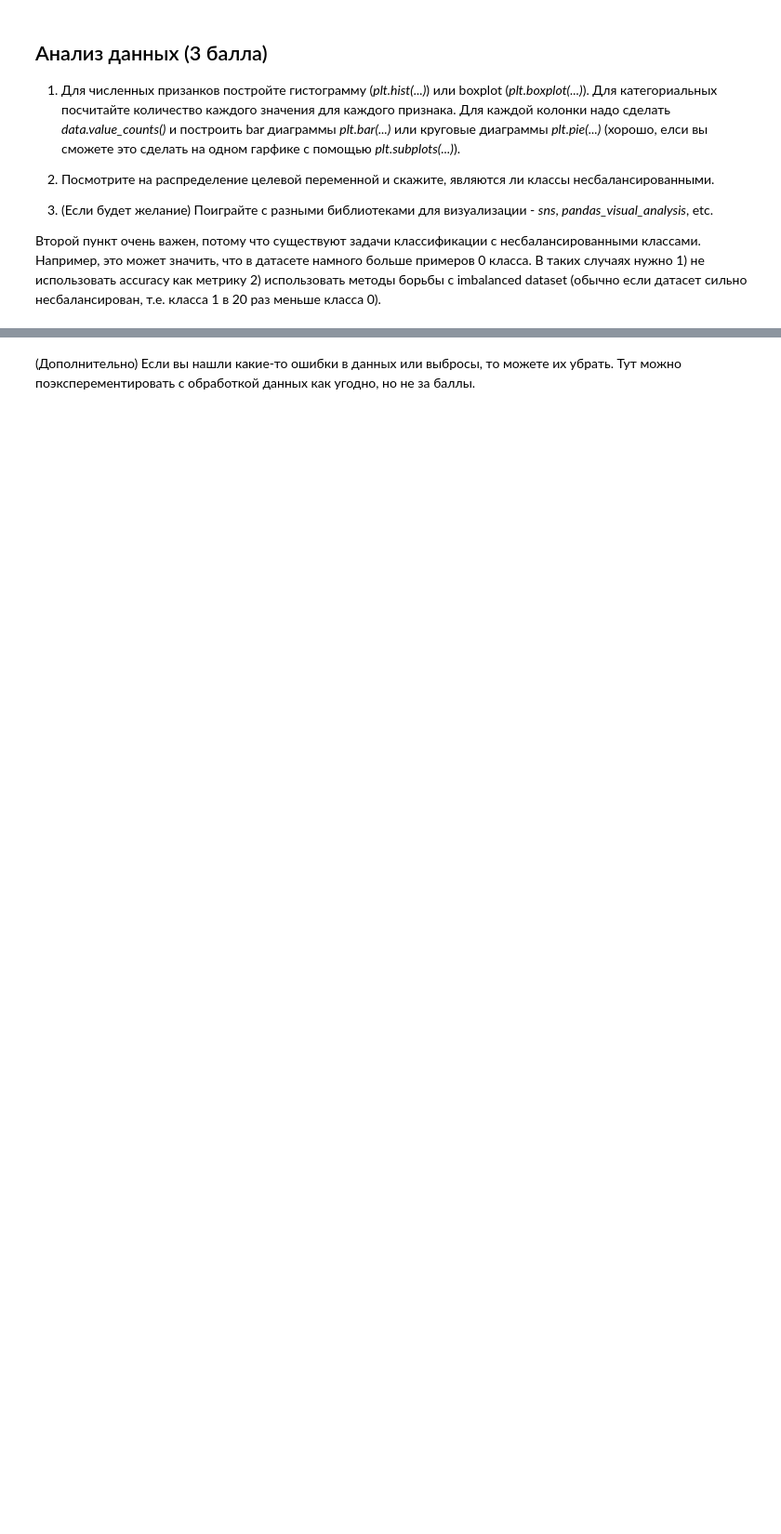
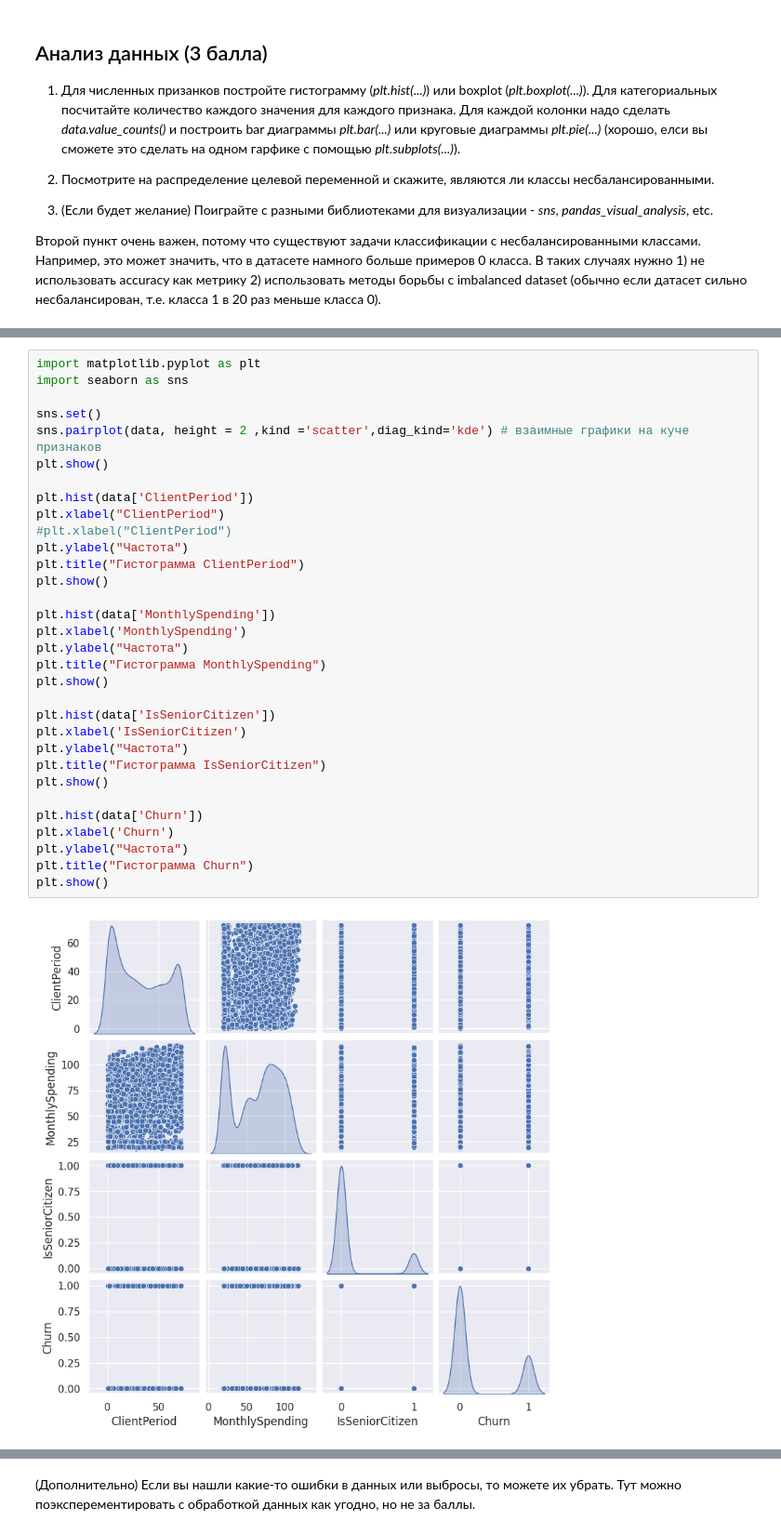
Before and after one commit to Tatyana495/backend_test_homework, a Jupyter notebook: week_03_composition_model_selection/Homework/hw_3_kaggle.ipynb, the cells around one changed output, grey strips where cells are left out. Shown at 93% size. Cells and saved outputs as stored; diff of their text form; blank space fills up the shorter version.

```diff
--- a/week_03_composition_model_selection/Homework/hw_3_kaggle.ipynb
+++ b/week_03_composition_model_selection/Homework/hw_3_kaggle.ipynb
@@ -236,0 +250,34 @@ Text(0.5, 1.0, 'Boxplot: ClientPeriod')
+# %%
+import matplotlib.pyplot as plt
+import seaborn as sns
+
+sns.set()
+sns.pairplot(data, height = 2 ,kind ='scatter',diag_kind='kde') # взаимные графики на куче признаков
+plt.show()
+
+plt.hist(data['ClientPeriod'])
+plt.xlabel("ClientPeriod")
+#plt.xlabel("ClientPeriod")
+plt.ylabel("Частота")
+plt.title("Гистограмма ClientPeriod")
+plt.show()
+
+plt.hist(data['MonthlySpending'])
+plt.xlabel('MonthlySpending')
+plt.ylabel("Частота")
+plt.title("Гистограмма MonthlySpending")
+plt.show()
+
+plt.hist(data['IsSeniorCitizen'])
+plt.xlabel('IsSeniorCitizen')
+plt.ylabel("Частота")
+plt.title("Гистограмма IsSeniorCitizen")
+plt.show()
+
+plt.hist(data['Churn'])
+plt.xlabel('Churn')
+plt.ylabel("Частота")
+plt.title("Гистограмма Churn")
+plt.show()
+# %% [output]
+[figure, added]
```
Also changed, not shown: parts of 25 cells of this notebook.
